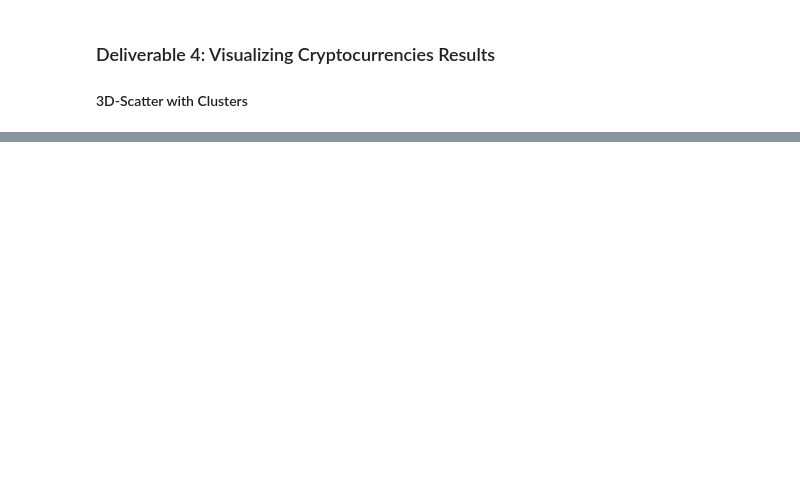
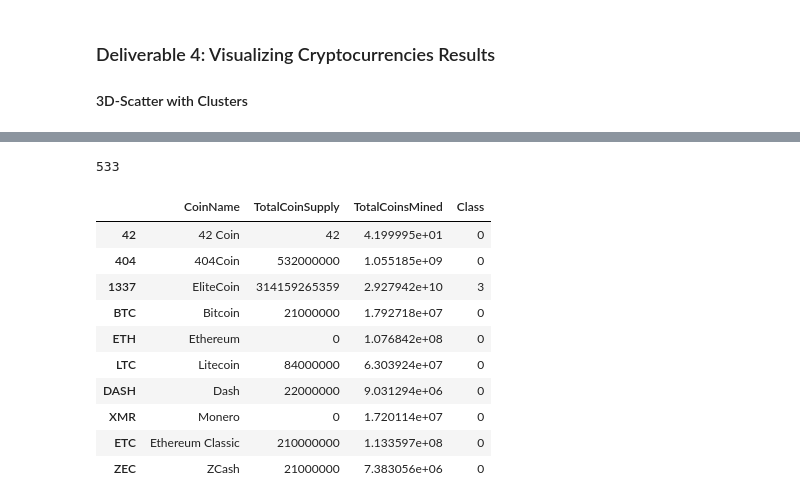
Before and after one commit to amitchub/clustering_crypto, a Jupyter notebook: crypto_clustering_.ipynb, the cells around one changed output, grey strips where cells are left out. Saved outputs shown, nothing was run; the diff lists cells and outputs as text; code cells hidden in the pictures; blank space fills up the shorter version.

```diff
--- a/crypto_clustering_.ipynb
+++ b/crypto_clustering_.ipynb
@@ -339,5 +351,7 @@ clustered_df.head(10)
 # %%
 # Print the total number of tradable cryptocurrencies.
-# YOUR CODE HERE
+clustered_df['CoinName'].count()
+# %% [output]
+533
 # %%
 # Scaling data to create the scatter plot with tradable cryptocurrencies.
@@ -345,13 +358,30 @@ clustered_df.head(10)
 # %%
 # Create a new DataFrame that has the scaled data with the clustered_df DataFrame index.
-# YOUR CODE HERE
+data_scaler01 = StandardScaler()
+
+scaled_df = clustered_df[['TotalCoinSupply', 'TotalCoinsMined']]
+
+data_scaler01.fit_transform(scaled_df)
+
 
 # Add the "CoinName" column from the clustered_df DataFrame to the new DataFrame.
-# YOUR CODE HERE
+plot_df = pd.concat([coins_name, scaled_df], axis=1)
+#plot_df.head(10)
 
 # Add the "Class" column from the clustered_df DataFrame to the new DataFrame.
-# YOUR CODE HERE
-
+plot_df["Class"] = model.labels_
 plot_df.head(10)
+# %% [output]
+|  | CoinName | TotalCoinSupply | TotalCoinsMined | Class |
+| 42 | 42 Coin | 42 | 4.199995e+01 | 0 |
+| 404 | 404Coin | 532000000 | 1.055185e+09 | 0 |
+| 1337 | EliteCoin | 314159265359 | 2.927942e+10 | 3 |
+| BTC | Bitcoin | 21000000 | 1.792718e+07 | 0 |
+| ETH | Ethereum | 0 | 1.076842e+08 | 0 |
+| LTC | Litecoin | 84000000 | 6.303924e+07 | 0 |
+| DASH | Dash | 22000000 | 9.031294e+06 | 0 |
+| XMR | Monero | 0 | 1.720114e+07 | 0 |
+| ETC | Ethereum Classic | 210000000 | 1.133597e+08 | 0 |
+| ZEC | ZCash | 21000000 | 7.383056e+06 | 0 |
 # %%
 # Create a hvplot.scatter plot using x="TotalCoinsMined" and y="TotalCoinSupply".
```
Also changed, not shown: parts of 5 cells of this notebook.
